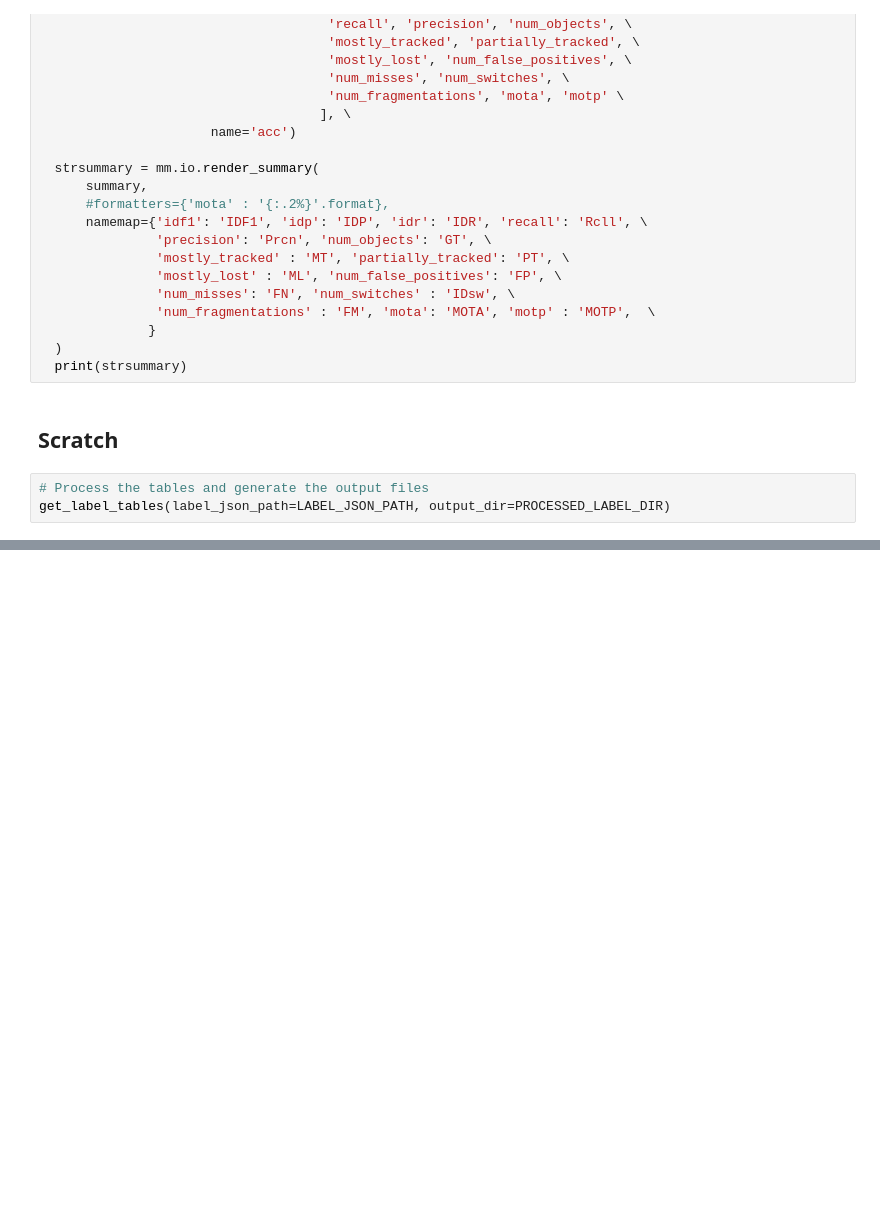
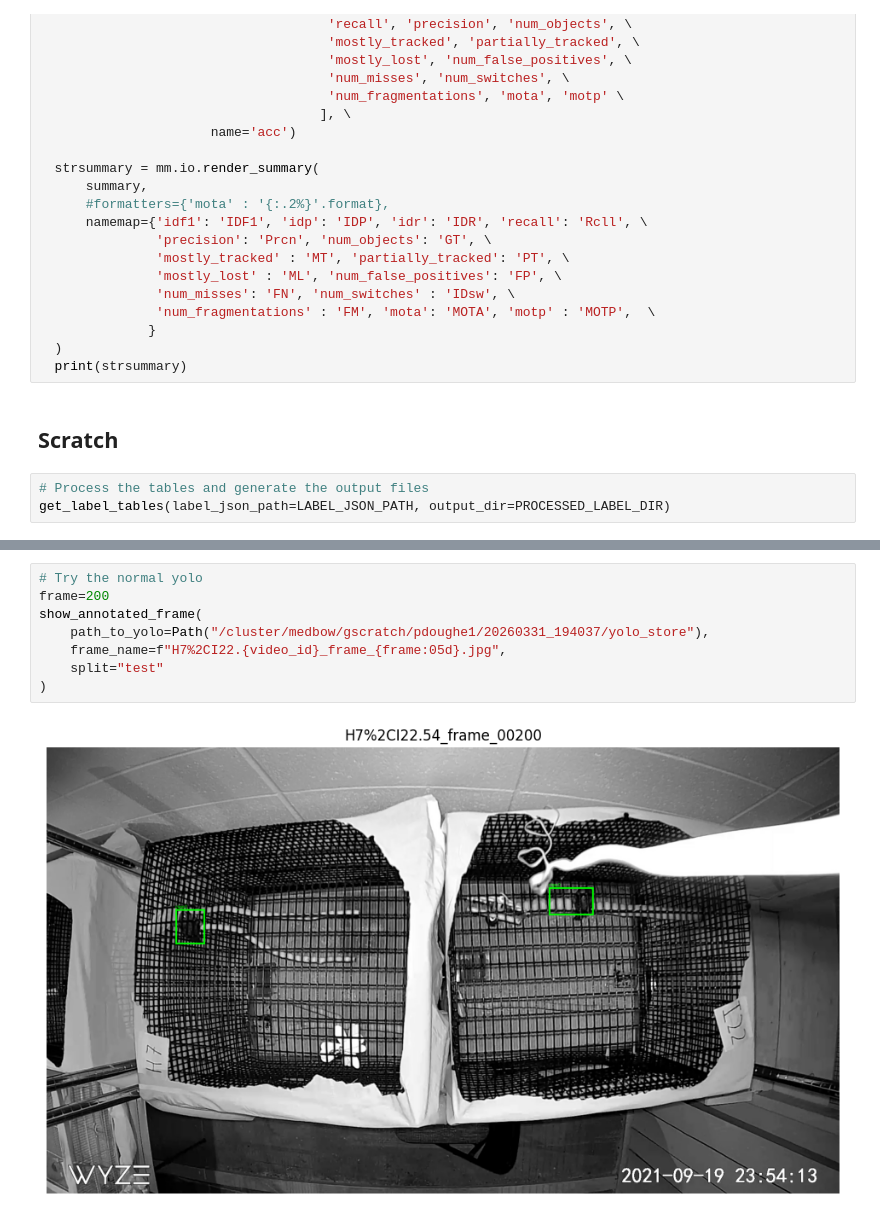
Before and after one commit to sldough212/bird_cv, a Jupyter notebook: pipeline_temp.ipynb, the cells around one changed output, grey strips where cells are left out. Cells and saved outputs as stored; diff of their text form; blank space fills up the shorter version.

```diff
--- a/pipeline_temp.ipynb
+++ b/pipeline_temp.ipynb
@@ -388,0 +311,10 @@ Passing `palette` without assigning `hue` is deprecated and will be removed in v
+# %%
+# Try the normal yolo
+frame=200
+show_annotated_frame(
+    path_to_yolo=Path("/cluster/medbow/gscratch/pdoughe1/20260331_194037/yolo_store"),
+    frame_name=f"H7%2CI22.{video_id}_frame_{frame:05d}.jpg",
+    split="test"
+)
+# %% [output]
+[figure, added]
```
Also changed, not shown: parts of 13 cells of this notebook.
